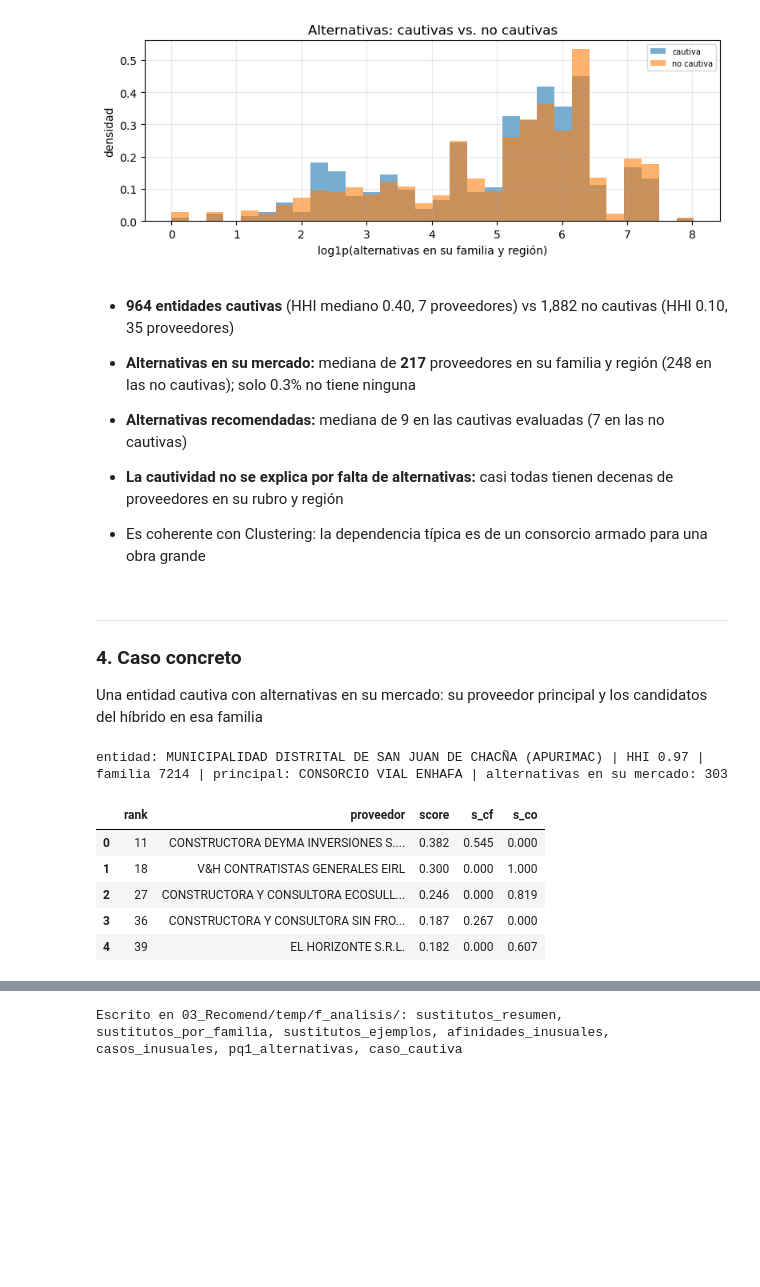
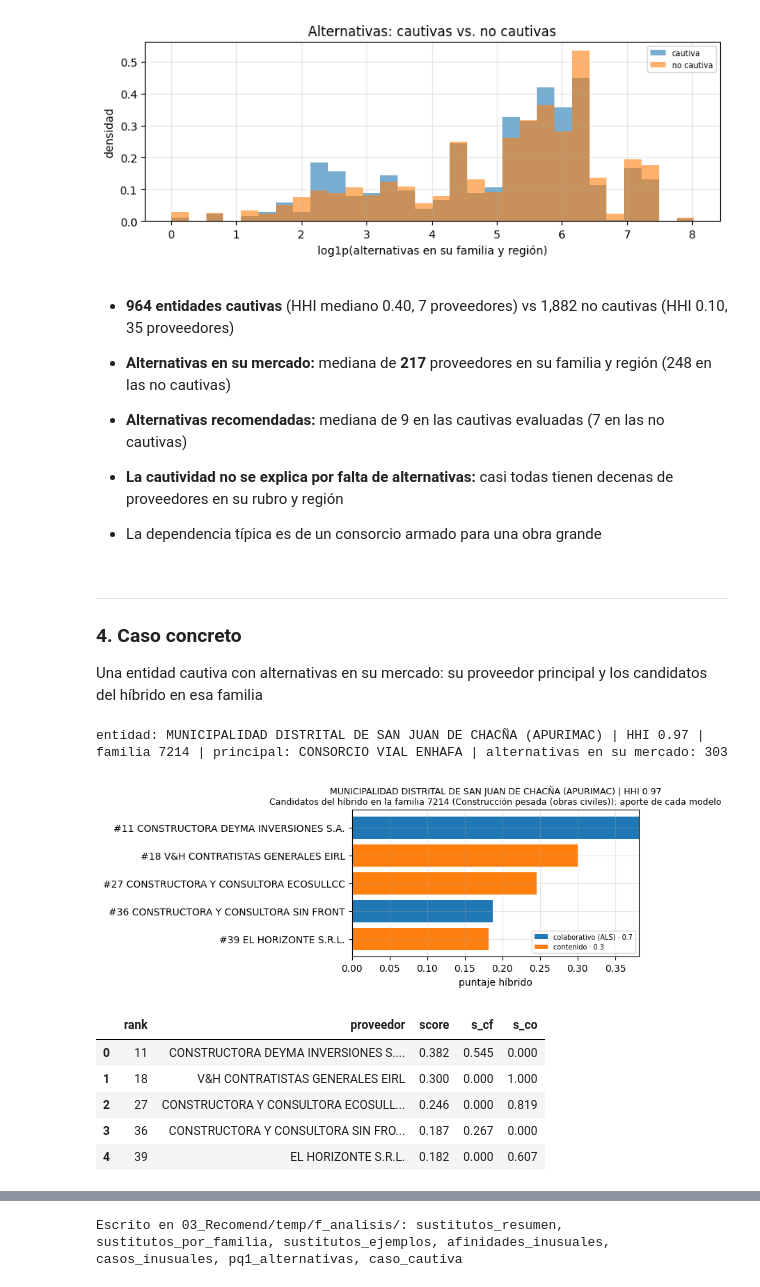
Before and after one commit to paolovasquezg/dm-proj2, a Jupyter notebook: 03_Recomend/f_analisis.ipynb, the cells around one changed output, grey strips where cells are left out. Drawn from its saved outputs; the diff is of its cells as text; code cells hidden in the pictures; blank space fills up the shorter version.

```diff
--- a/03_Recomend/f_analisis.ipynb
+++ b/03_Recomend/f_analisis.ipynb
@@ -294,13 +326,13 @@ mostrar_fig("alternativas_cautivas")
 # %% [markdown]
 - **964 entidades cautivas** (HHI mediano 0.40, 7 proveedores) vs 1,882 no cautivas (HHI 0.10, 35 proveedores)
 
-- **Alternativas en su mercado:** mediana de **217** proveedores en su familia y región (248 en las no cautivas); solo 0.3% no tiene ninguna
+- **Alternativas en su mercado:** mediana de **217** proveedores en su familia y región (248 en las no cautivas)
 
 - **Alternativas recomendadas:** mediana de 9 en las cautivas evaluadas (7 en las no cautivas)
 
 - **La cautividad no se explica por falta de alternativas:** casi todas tienen decenas de proveedores en su rubro y región
 
-- Es coherente con Clustering: la dependencia típica es de un consorcio armado para una obra grande
+- La dependencia típica es de un consorcio armado para una obra grande
 # %% [markdown]
 ---
 ### **4. Caso concreto**
@@ -309,14 +341,26 @@ Una entidad cautiva con alternativas en su mercado: su proveedor principal y los
 # %%
 cand = alt[(alt.cautiva == "cautiva") & alt.evaluada & (alt.alternativas_recomendadas >= 3)].sort_values("hhi_proveedores", ascending=False)
 caso = cand.iloc[0]
 print(f"entidad: {ent.nombre[caso.entidad_idx]} ({caso.region}) | HHI {caso.hhi_proveedores:.2f} | familia {caso.familia} | "
       f"principal: {prov.nombre_pub[p_idx[caso.proveedor_key]]} | alternativas en su mercado: {caso.alternativas_mercado}")
 caso_recs = (hib[(hib.entidad_idx == caso.entidad_idx) & (hib.familia == caso.familia)].sort_values("rank").head(5)
              .merge(prov[["proveedor_idx", "nombre_pub"]], on="proveedor_idx")[["rank", "nombre_pub", "score", "s_cf", "s_co"]]
              .rename(columns={"nombre_pub": "proveedor"}).round(3))
+
+fig, ax = plt.subplots(figsize=(8, 3.2))
+d = caso_recs.iloc[::-1]
+etq = [f"#{r} {p[:35]}" for r, p in zip(d["rank"], d.proveedor)]
+ax.barh(etq, W_HIBRIDO * d.s_cf, label=f"colaborativo (ALS) · {W_HIBRIDO}")
+ax.barh(etq, (1 - W_HIBRIDO) * d.s_co, left=W_HIBRIDO * d.s_cf, label=f"contenido · {1 - W_HIBRIDO:.1f}")
+ax.set_xlabel("puntaje híbrido")
+ax.set_title(f"{ent.nombre[caso.entidad_idx]} ({caso.region}) | HHI {caso.hhi_proveedores:.2f}\n"
+             f"Candidatos del híbrido en la familia {caso.familia} ({NOMBRES_FAMILIA.get(str(caso.familia), '')}): aporte de cada modelo", fontsize=9)
+ax.legend(fontsize=7)
+mostrar_fig("caso_cautiva")
 caso_recs
 # %% [output]
 entidad: MUNICIPALIDAD DISTRITAL DE SAN JUAN DE CHACÑA (APURIMAC) | HHI 0.97 | familia 7214 | principal: CONSORCIO VIAL ENHAFA | alternativas en su mercado: 303
+[figure, added]
 |  | rank | proveedor | score | s_cf | s_co |
 | 0 | 11 | CONSTRUCTORA DEYMA INVERSIONES S.... | 0.382 | 0.545 | 0.000 |
 | 1 | 18 | V&H CONTRATISTAS GENERALES EIRL | 0.300 | 0.000 | 1.000 |
```
Also changed, not shown: parts of 20 cells of this notebook, 2 other files.
